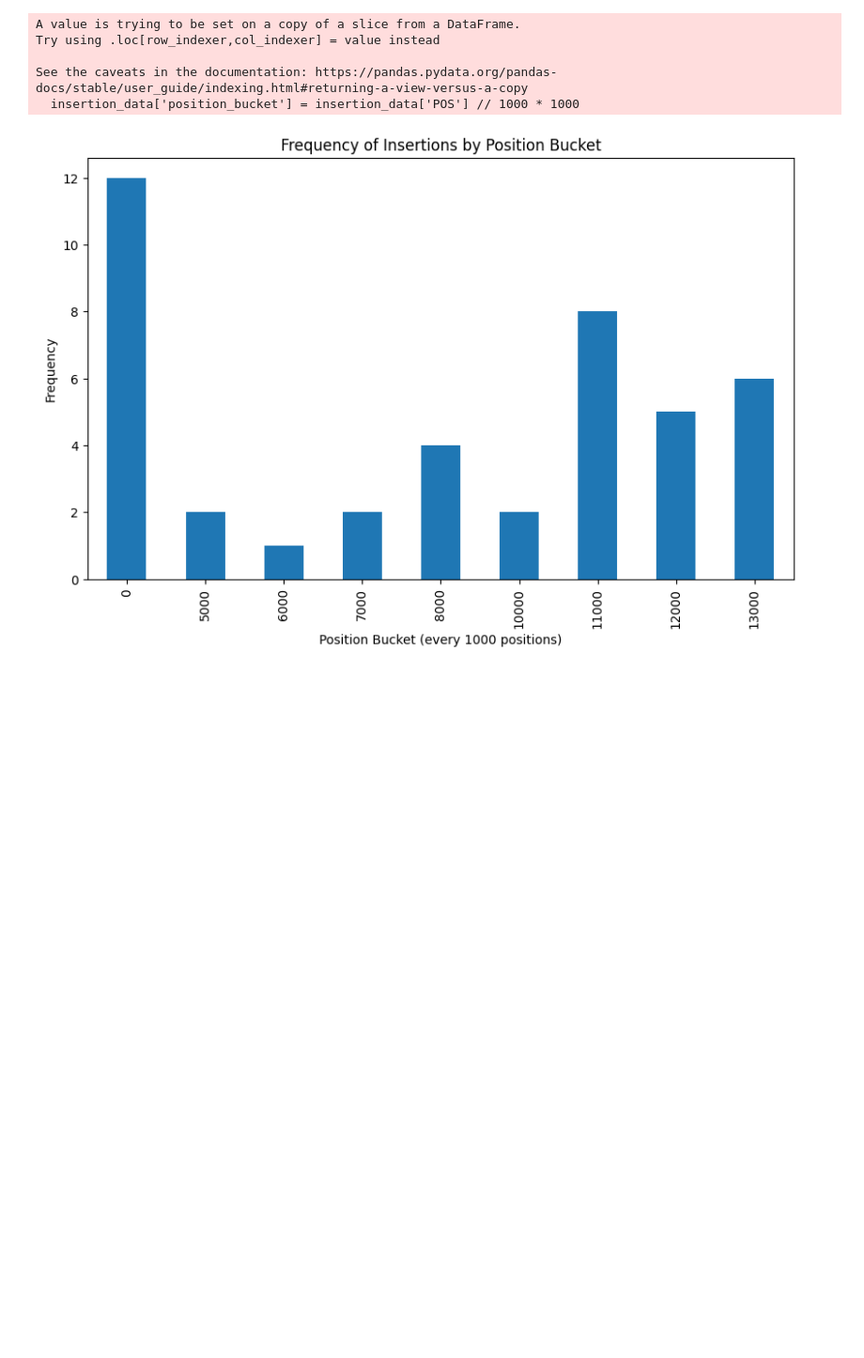
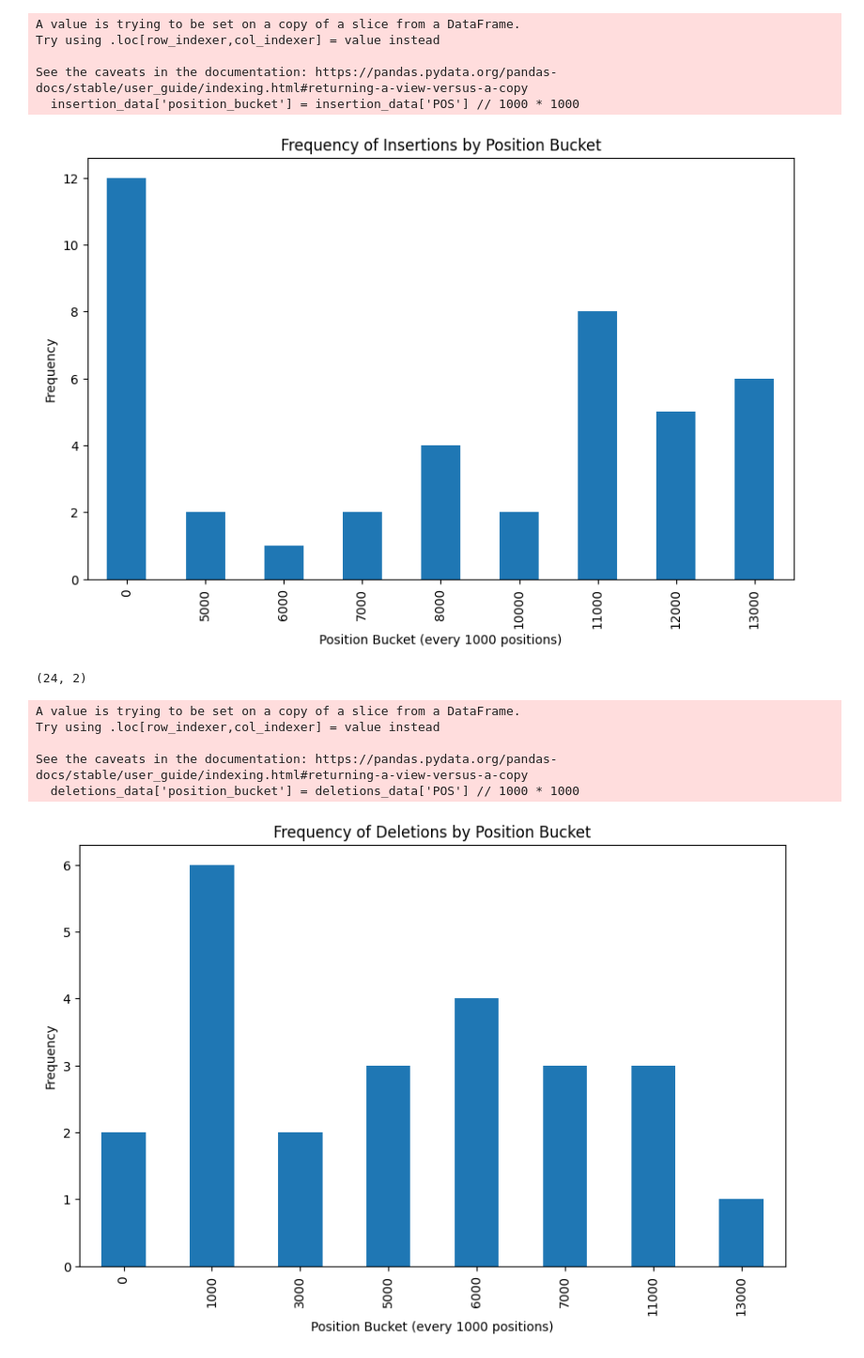
Before and after one commit to chowfi/Human-rDNA, a Jupyter notebook: notebooks/Merge_All_Reference_Genomes.ipynb, the cells around one changed output. Shown: that part at 94% size. Cells and saved outputs as stored; diff of their text form; code cells hidden in the pictures; blank space fills up the shorter version.

Commit message:
update notebooks with new individual reference genomes (v2_indels) and stats about it

```diff
--- a/notebooks/Merge_All_Reference_Genomes.ipynb
+++ b/notebooks/Merge_All_Reference_Genomes.ipynb
@@ -46,7 +46,7 @@ def merge_csv_files(directory):
     else:
         return pd.DataFrame()
 
-directory = "/Users/fionachow/Documents/NYU/CDS/Summer 2024/Human rDNA Research/Project/Human-rDNA/outputs/src_outputs/indiv_ref_genome"
+directory = "/Users/fionachow/Documents/NYU/CDS/Summer 2024/Human rDNA Research/Project/Human-rDNA/outputs/src_outputs/indiv_ref_genome/v2_indels"
 
 combined_df = merge_csv_files(directory)
 
@@ -143,3 +162,29 @@ Try using .loc[row_indexer,col_indexer] = value instead
 See the caveats in the documentation: https://pandas.pydata.org/pandas-docs/stable/user_guide/indexing.html#returning-a-view-versus-a-copy
   insertion_data['position_bucket'] = insertion_data['POS'] // 1000 * 1000
 [figure]
+# %%
+# Analysis of deletions
+
+deletions_data = most_common_patterns[most_common_patterns['1000_genome_new_ref'] == '0']
+
+deletions_data.shape
+# %% [output]
+(24, 2)
+# %%
+deletions_data['position_bucket'] = deletions_data['POS'] // 1000 * 1000
+
+bucket_counts = deletions_data['position_bucket'].value_counts().sort_index()
+
+plt.figure(figsize=(10, 6))
+bucket_counts.plot(kind='bar')
+plt.title('Frequency of Deletions by Position Bucket')
+plt.xlabel('Position Bucket (every 1000 positions)')
+plt.ylabel('Frequency')
+plt.show()
+# %% [output]
+A value is trying to be set on a copy of a slice from a DataFrame.
+Try using .loc[row_indexer,col_indexer] = value instead
+
+See the caveats in the documentation: https://pandas.pydata.org/pandas-docs/stable/user_guide/indexing.html#returning-a-view-versus-a-copy
+  deletions_data['position_bucket'] = deletions_data['POS'] // 1000 * 1000
+[figure, added]
```
Also changed, not shown: parts of 9 cells of this notebook, 1 other file.
